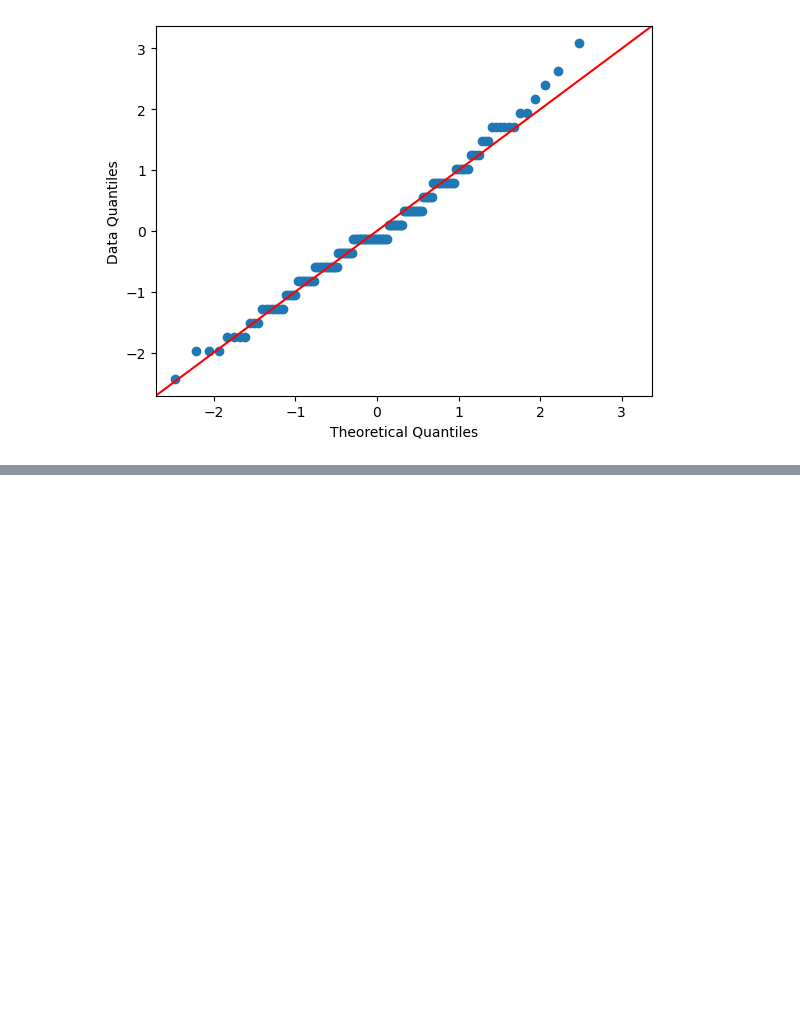
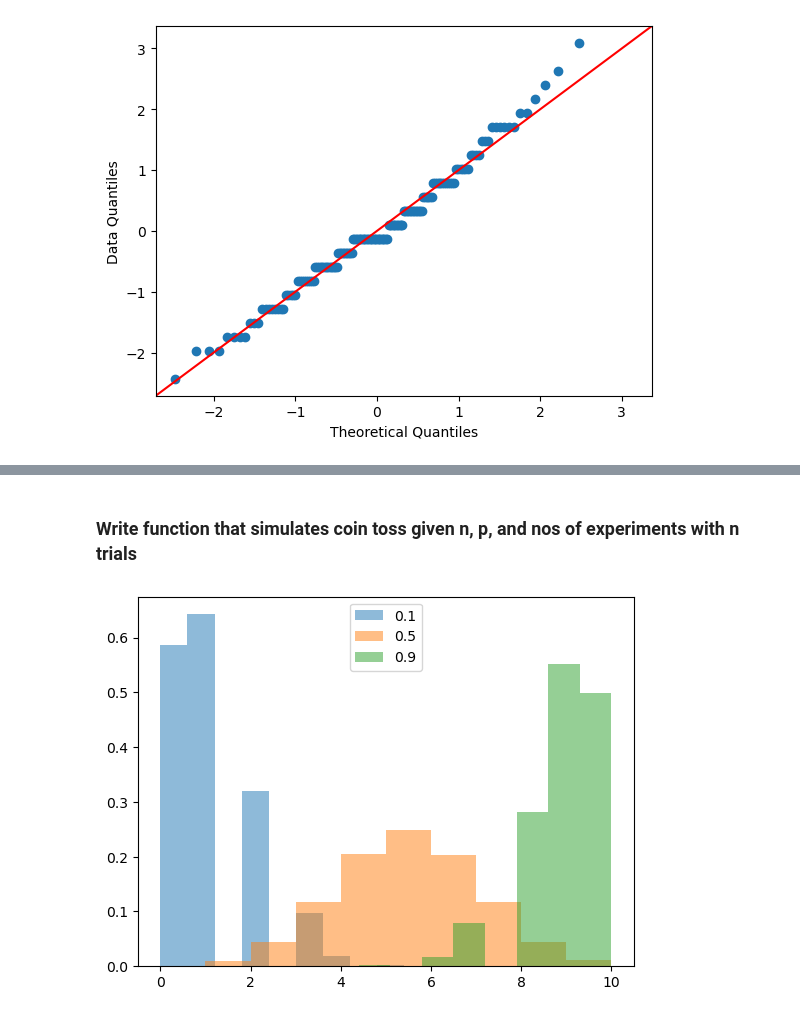
Before and after one commit to datta-abhi/statistics_campusx, a Jupyter notebook: Normal and Non-Gaussian Probability distributions.ipynb, the cells around one changed output, grey strips where cells are left out. Cells and saved outputs as stored; diff of their text form; code cells hidden in the pictures; blank space fills up the shorter version.

Commit message:
Binomial distribution graph added

```diff
--- a/Normal and Non-Gaussian Probability distributions.ipynb
+++ b/Normal and Non-Gaussian Probability distributions.ipynb
@@ -39,0 +49,27 @@ plt.show()
+# %%
+dist = np.random.binomial(10,0.5,10)
+# %% [markdown]
+### Write function that simulates coin toss given n, p, and nos of experiments with n trials
+# %%
+def binom_coin(n,p,size):
+    dist = np.random.binomial(n,p,size)
+    return dist
+# %%
+n=10
+size = 99999
+p_list = [0.1,0.5,0.9]
+
+dist_list = []
+for i in p_list:
+    dist1 = binom_coin(n,i,size)
+    dist_list.append(dist1)
+# %%
+d = dict(zip(p_list,dist_list))
+
+for j in d:
+    plt.hist(d[j],density = True,alpha = 0.5)
+
+plt.legend(d.keys())
+plt.show()
+# %% [output]
+[figure, added]
```
Also changed, not shown: parts of 3 cells of this notebook.
